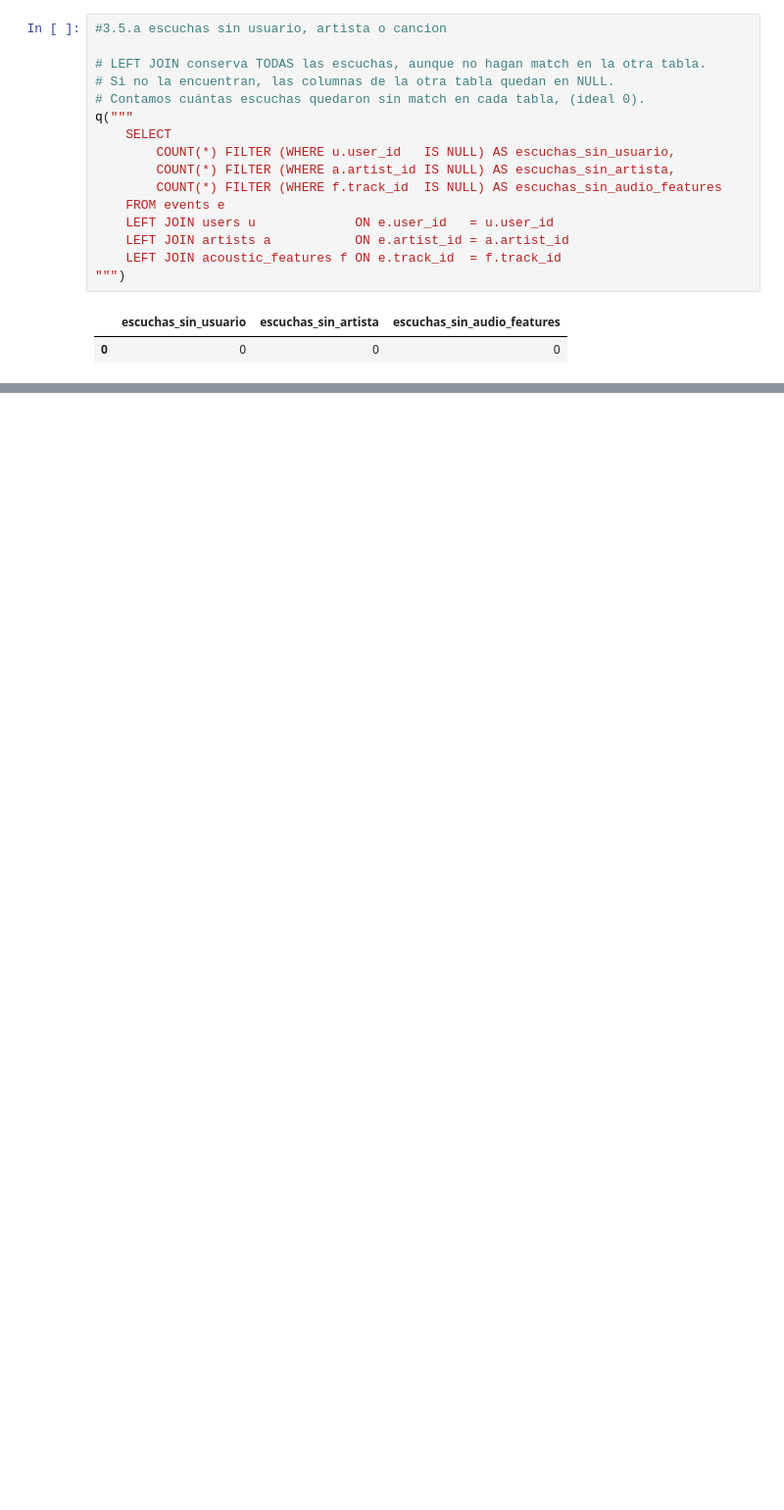
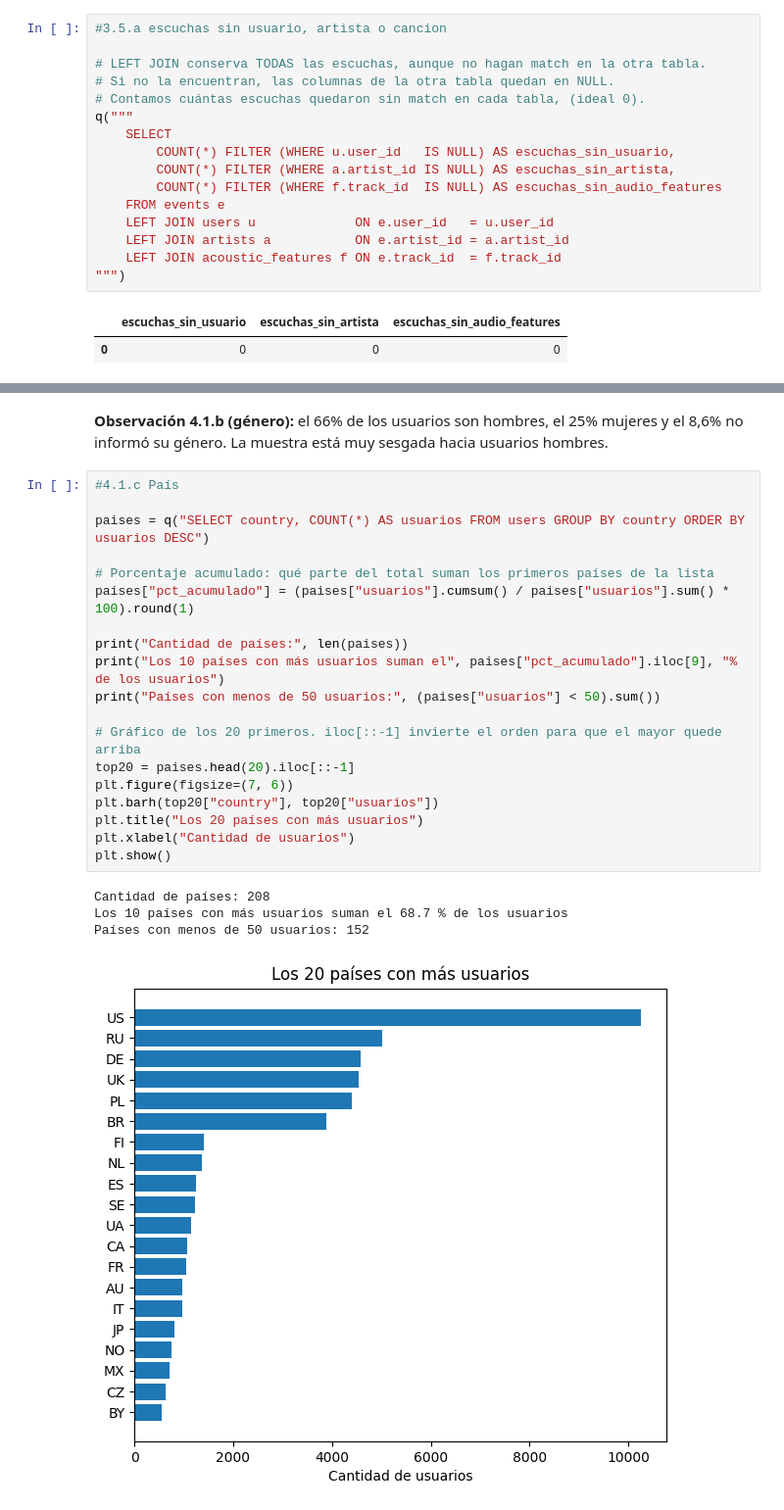
Before and after one commit to marianagrau99/musica-por-pais, a Jupyter notebook: 01_exploracion_calidad.ipynb, the cells around one changed output, grey strips where cells are left out. Shown at 98% size. Saved outputs shown, nothing was run; the diff lists cells and outputs as text; blank space fills up the shorter version.

```diff
--- a/01_exploracion_calidad.ipynb
+++ b/01_exploracion_calidad.ipynb
@@ -792,0 +867,27 @@ A partir del diagnóstico de calidad, se establecen las siguientes reglas de neg
+# %% [markdown]
+**Observación 4.1.b (género):** el 66% de los usuarios son hombres, el 25% mujeres y el 8,6%
+no informó su género. La muestra está muy sesgada hacia usuarios hombres.
+# %%
+#4.1.c País
+
+paises = q("SELECT country, COUNT(*) AS usuarios FROM users GROUP BY country ORDER BY usuarios DESC")
+
+# Porcentaje acumulado: qué parte del total suman los primeros países de la lista
+paises["pct_acumulado"] = (paises["usuarios"].cumsum() / paises["usuarios"].sum() * 100).round(1)
+
+print("Cantidad de países:", len(paises))
+print("Los 10 países con más usuarios suman el", paises["pct_acumulado"].iloc[9], "% de los usuarios")
+print("Países con menos de 50 usuarios:", (paises["usuarios"] < 50).sum())
+
+# Gráfico de los 20 primeros. iloc[::-1] invierte el orden para que el mayor quede arriba
+top20 = paises.head(20).iloc[::-1]
+plt.figure(figsize=(7, 6))
+plt.barh(top20["country"], top20["usuarios"])
+plt.title("Los 20 países con más usuarios")
+plt.xlabel("Cantidad de usuarios")
+plt.show()
+# %% [output]
+Cantidad de países: 208
+Los 10 países con más usuarios suman el 68.7 % de los usuarios
+Países con menos de 50 usuarios: 152
+[figure, added]
```
Also changed, not shown: parts of 40 cells of this notebook, 3 other files.
